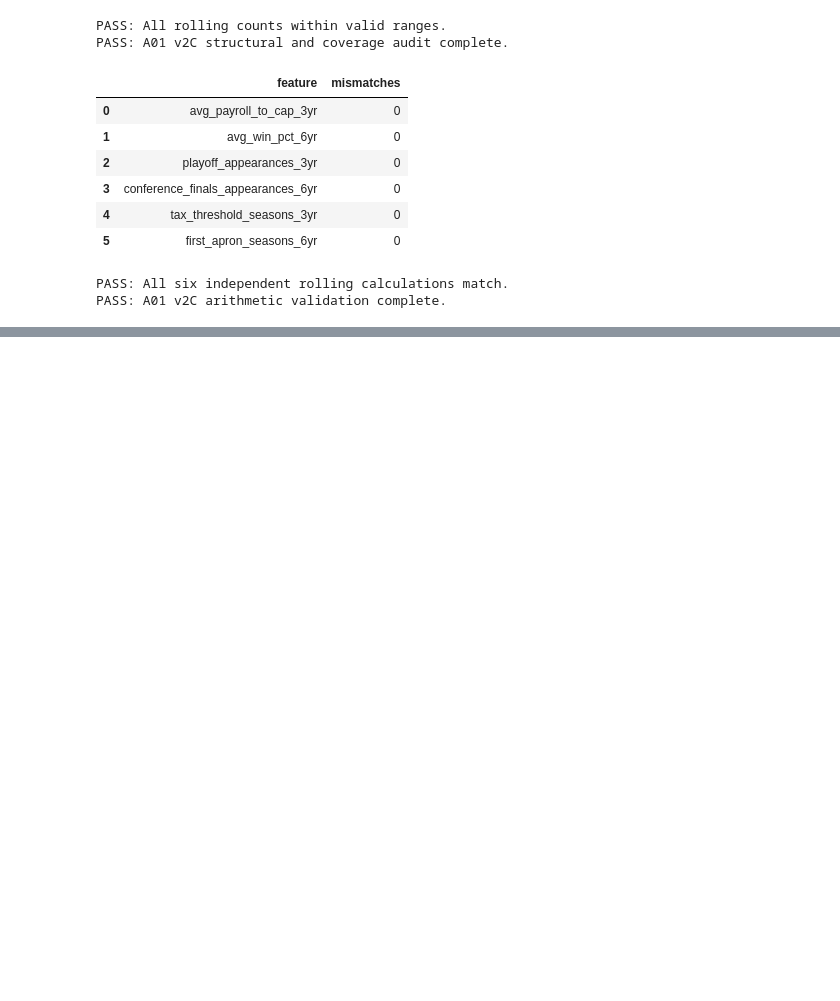
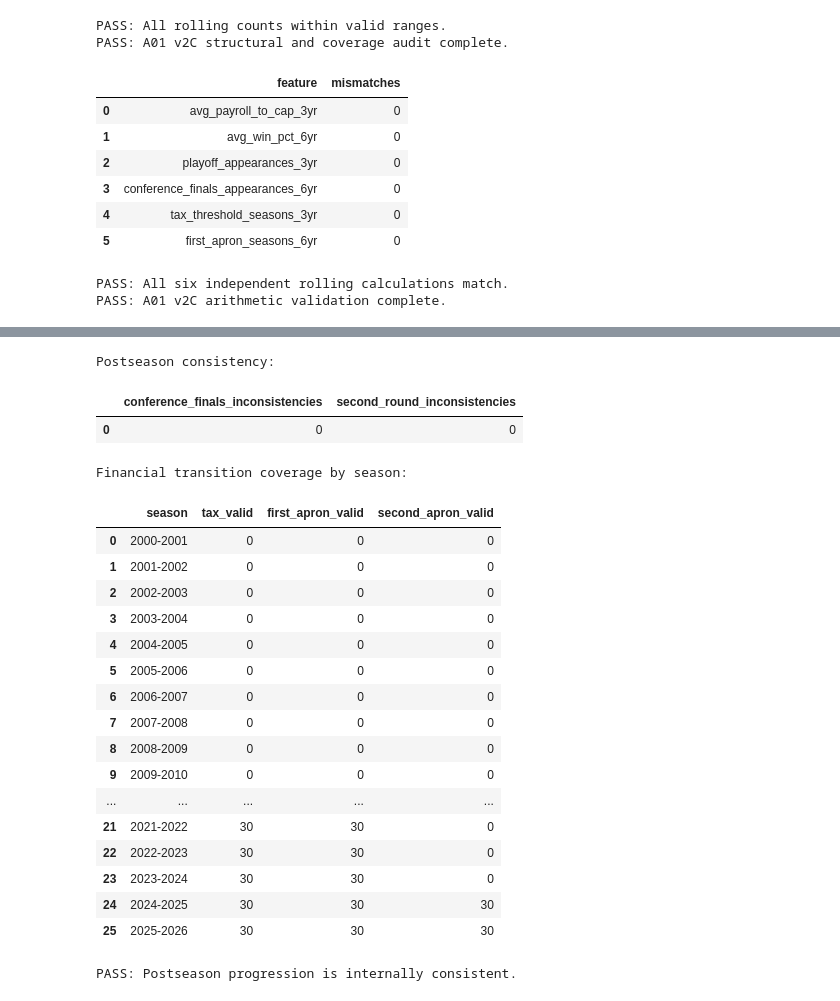
Before and after one commit to jtran226/nba_economics, a Jupyter notebook: notebooks/a01_franchise_season_build.ipynb, the cells around one changed output, grey strips where cells are left out. Cells and saved outputs as stored; diff of their text form; code cells hidden in the pictures; blank space fills up the shorter version.

```diff
--- a/notebooks/a01_franchise_season_build.ipynb
+++ b/notebooks/a01_franchise_season_build.ipynb
@@ -3853,0 +4293,63 @@ PASS: A01 v2C arithmetic validation complete.
+# %%
+# A01 v3 — Final semantic and historical-coverage checks
+
+checks = con.sql("""
+    SELECT
+        COUNT(*) FILTER (
+            WHERE reached_conference_finals = TRUE
+              AND reached_second_round IS DISTINCT FROM TRUE
+        ) AS conference_finals_inconsistencies,
+
+        COUNT(*) FILTER (
+            WHERE reached_second_round = TRUE
+              AND made_playoffs IS DISTINCT FROM TRUE
+        ) AS second_round_inconsistencies
+
+    FROM a01_v3_transitions
+""").df()
+
+print("Postseason consistency:")
+display(checks)
+
+coverage_by_season = con.sql("""
+    SELECT
+        season,
+        COUNT(entered_tax_threshold) AS tax_valid,
+        COUNT(entered_first_apron) AS first_apron_valid,
+        COUNT(entered_second_apron) AS second_apron_valid
+    FROM a01_v3_transitions
+    GROUP BY season, season_year
+    ORDER BY season_year
+""").df()
+
+print("Financial transition coverage by season:")
+display(coverage_by_season)
+
+assert checks.iloc[0].eq(0).all(), (
+    "Postseason progression inconsistency detected."
+)
+
+print("PASS: Postseason progression is internally consistent.")
+# %% [output]
+Postseason consistency:
+|  | conference_finals_inconsistencies | second_round_inconsistencies |
+| 0 | 0 | 0 |
+Financial transition coverage by season:
+|  | season | tax_valid | first_apron_valid | second_apron_valid |
+| 0 | 2000-2001 | 0 | 0 | 0 |
+| 1 | 2001-2002 | 0 | 0 | 0 |
+| 2 | 2002-2003 | 0 | 0 | 0 |
+| 3 | 2003-2004 | 0 | 0 | 0 |
+| 4 | 2004-2005 | 0 | 0 | 0 |
+| 5 | 2005-2006 | 0 | 0 | 0 |
+| 6 | 2006-2007 | 0 | 0 | 0 |
+| 7 | 2007-2008 | 0 | 0 | 0 |
+| 8 | 2008-2009 | 0 | 0 | 0 |
+| 9 | 2009-2010 | 0 | 0 | 0 |
+| ... | ... | ... | ... | ... |
+| 21 | 2021-2022 | 30 | 30 | 0 |
+| 22 | 2022-2023 | 30 | 30 | 0 |
+| 23 | 2023-2024 | 30 | 30 | 0 |
+| 24 | 2024-2025 | 30 | 30 | 30 |
+| 25 | 2025-2026 | 30 | 30 | 30 |
+PASS: Postseason progression is internally consistent.
```
Also changed, not shown: parts of 13 cells of this notebook, 3 other files.
